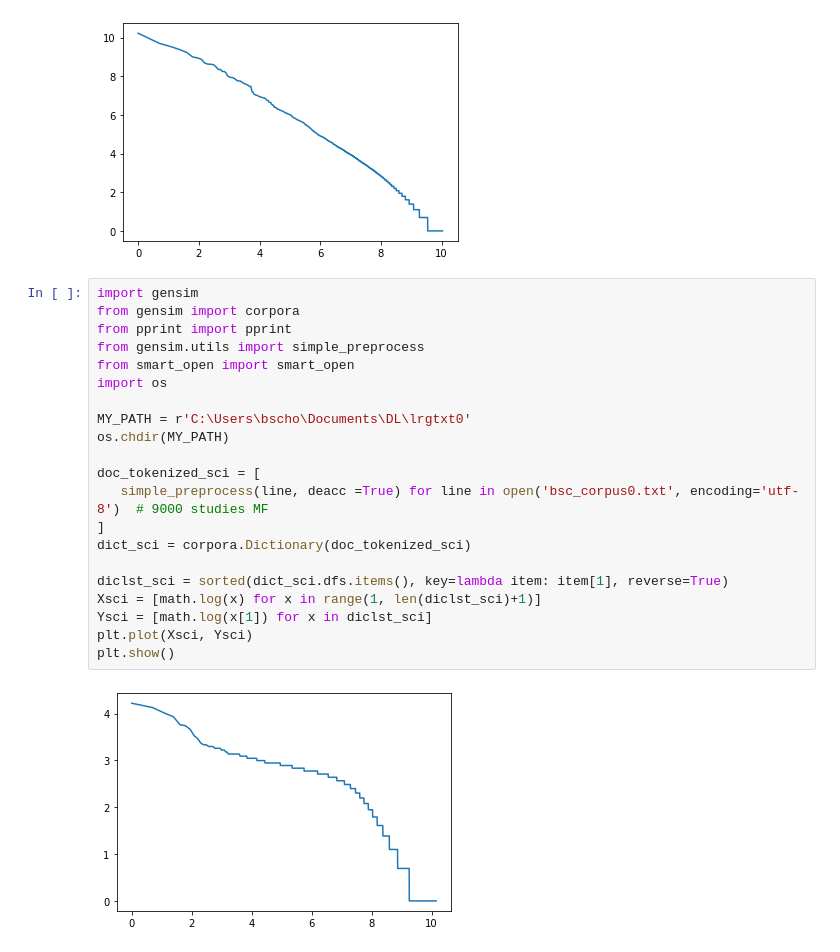
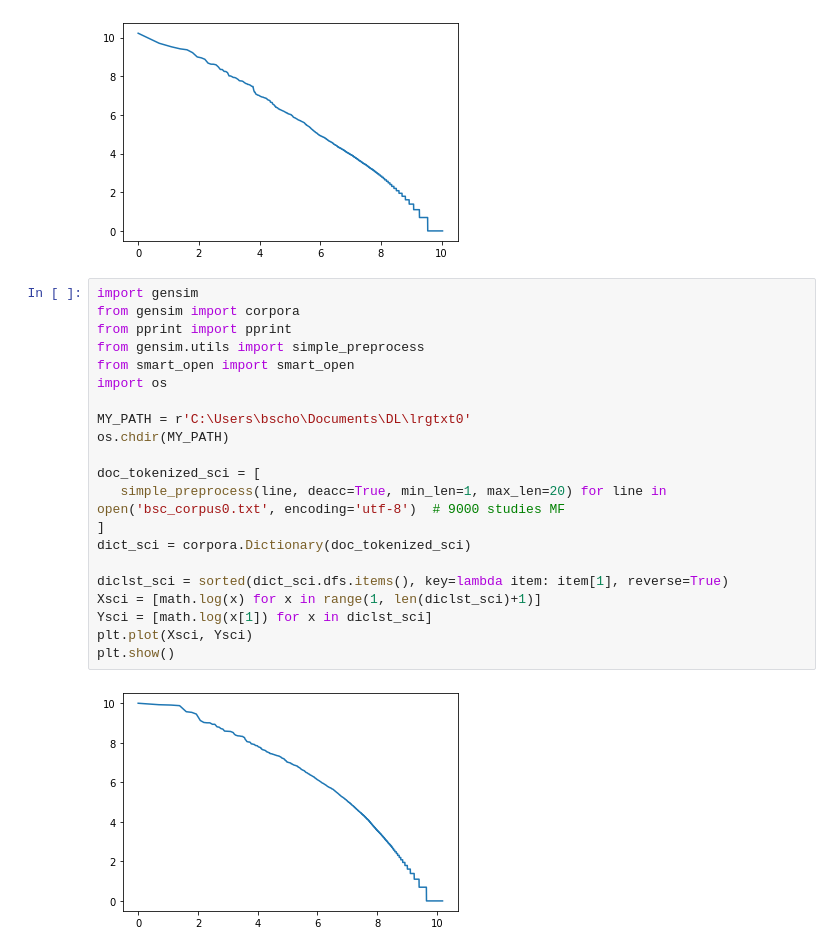
Before and after one commit to Unilmalas/TextAI, a Jupyter notebook: snippets 46.ipynb, the cells around one changed output. Saved outputs shown, nothing was run; the diff lists cells and outputs as text.

```diff
--- a/snippets 46.ipynb
+++ b/snippets 46.ipynb
@@ -149,26 +157,26 @@ plt.show()
 # %%
 import gensim
 from gensim import corpora
 from pprint import pprint
 from gensim.utils import simple_preprocess
 from smart_open import smart_open
 import os
 
 MY_PATH = r'C:\Users\bscho\Documents\DL\lrgtxt0'
 os.chdir(MY_PATH)
 
 doc_tokenized_sci = [
-   simple_preprocess(line, deacc =True) for line in open('bsc_corpus0.txt', encoding='utf-8')  # 9000 studies MF
+   simple_preprocess(line, deacc=True, min_len=1, max_len=20) for line in open('bsc_corpus0.txt', encoding='utf-8')  # 9000 studies MF
 ]
 dict_sci = corpora.Dictionary(doc_tokenized_sci)
 
 diclst_sci = sorted(dict_sci.dfs.items(), key=lambda item: item[1], reverse=True)
 Xsci = [math.log(x) for x in range(1, len(diclst_sci)+1)]
 Ysci = [math.log(x[1]) for x in diclst_sci]
 plt.plot(Xsci, Ysci)
 plt.show()
 # %% [output]
-[figure, old version]
+[figure, new version]
 # %%
 fig, (ax1, ax2) = plt.subplots(1, 2)
 fig.set_size_inches(12, 6)
```
Also changed, not shown: parts of 11 cells of this notebook.
